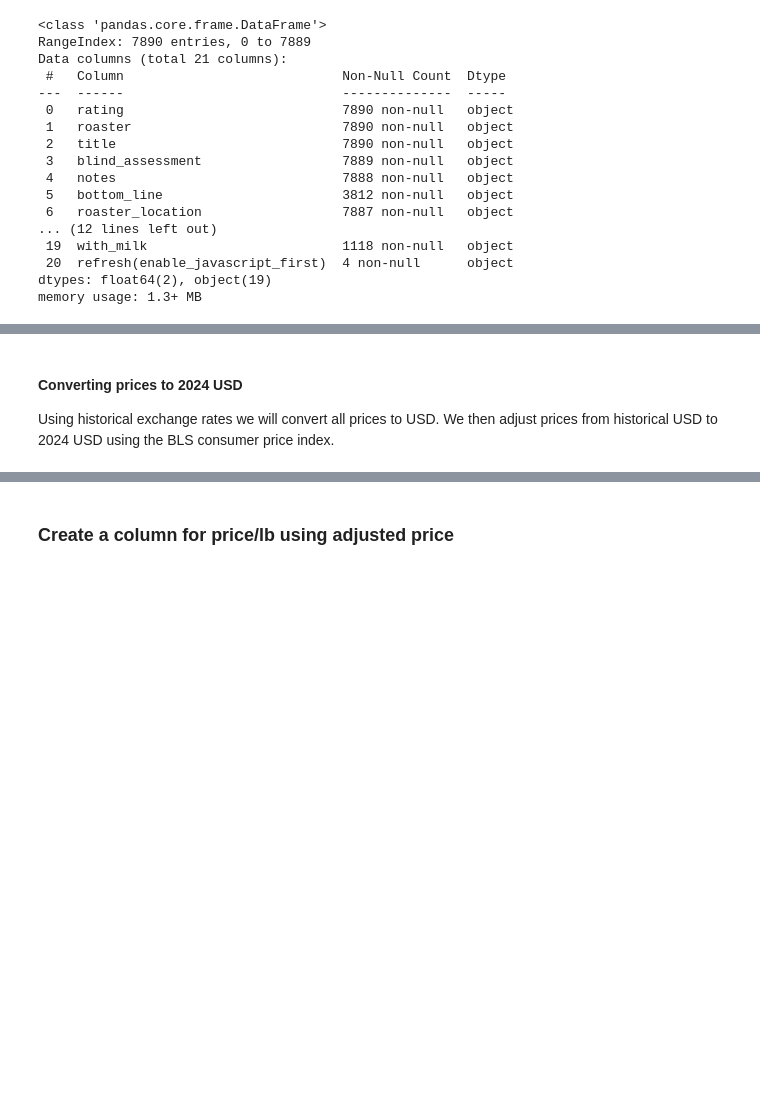
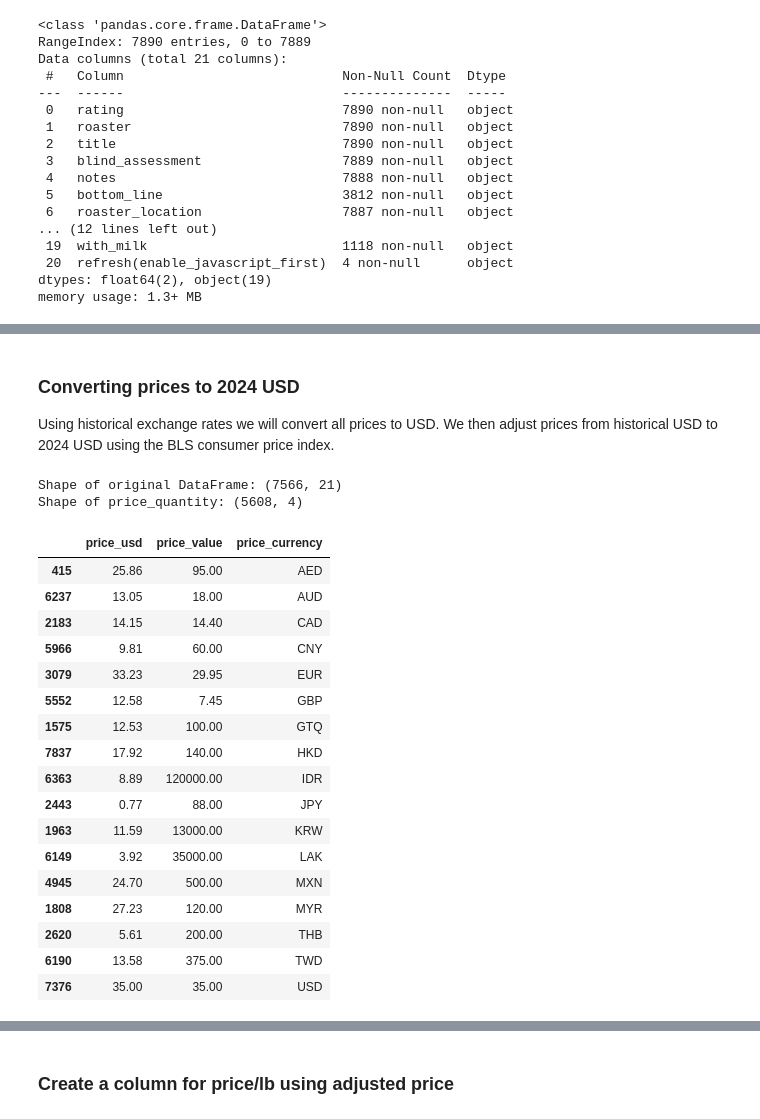
Before and after one commit to tynardone/coffee-review-analysis, a Jupyter notebook: notebooks/1-data-cleaning.ipynb, the cells around one changed output, grey strips where cells are left out. Drawn from its saved outputs; the diff is of its cells as text; code cells hidden in the pictures; blank space fills up the shorter version.

```diff
--- a/notebooks/1-data-cleaning.ipynb
+++ b/notebooks/1-data-cleaning.ipynb
@@ -185,6 +184,19 @@ drop_terms: list[str] = [
 # Build a regex string to match any of the drop terms
 drop_terms_string: str = "|".join(drop_terms)
 
+# Regex patterns
+remove_parentheses_pattern = re.compile(r"\(.*?\)")
+remove_notes_pattern = re.compile(r";.*")
+remove_online_pattern = re.compile(r"online")
+standardize_units_patterns = [
+    (re.compile(r"\bgrams"), "grams"),
+    (re.compile(r".g$"), " grams"),
+    (re.compile(r"pound$"), "1 pounds"),
+    (re.compile(r"oz|onces|ouncues|ounce$|ounces\*"), "ounces"),
+    (re.compile(r"kilogram"), "kilograms"),
+    (re.compile(r"kg"), "kilograms"),
+]
+
 
 def price_quantity_split(df: pd.DataFrame) -> pd.DataFrame:
     """Split the est_price column into price and quantity columns"""
@@ -201,19 +213,15 @@ def price_quantity_split(df: pd.DataFrame) -> pd.DataFrame:
                 df_["quantity"]
                 .str.lower()
                 .str.strip()
-                # Remove parentheses and anything inside them
-                .str.replace(r"\(.*?\)", "", regex=True)
-                # Remove anything after a semicolon. This is usually a note,
-                # or deal price.
-                .str.replace(r";.*", "", regex=True)
+                # Remove parentheses and notes
+                .str.replace(remove_parentheses_pattern, "", regex=True)
+                .str.replace(remove_notes_pattern, "", regex=True)
                 # Standardize units
-                .str.replace(r".g$", " grams", regex=True)
-                .str.replace(r"\sg$", "grams", regex=True)
-                .str.replace(r"\bgram$", "grams", regex=True)
-                .str.replace(r"pound$", "1 pounds", regex=True)
-                .str.replace(r"oz|onces|ouncues|ounce$|ounces\*", "ounces", regex=True)
-                .str.replace("kilogram", "kilograms")
-                .str.replace("kg", "kilograms")
+                .pipe(
+                    lambda s: s.replace(
+                        {pat: repl for pat, repl in standardize_units_patterns}
+                    )
+                )
                 # Remove "online" from any quantity
                 .str.replace("online", "")
                 .str.strip()
@@ -335,43 +402,64 @@ df.price_currency.value_counts()
 # %% [markdown]
-#### Converting prices to 2024 USD
+### Converting prices to 2024 USD
 Using historical exchange rates we will convert all prices to USD. We then adjust prices from historical USD to 2024 USD using the BLS consumer price index.
 # %%
 with open(DATA_DIR / "external/openex_exchange_rates.json") as f:
     currency_codes: dict[str, dict[str, float]] = dict(json.load(f))
 
 
-def convert_row(row: pd.Series) -> float | np.float_:
+def convert_row(row: pd.Series) -> float | np.float64:
     try:
         date: str = str(row.review_date.strftime("%Y-%m-%d"))
         currency: str = str(row.price_currency)
-        value: float | np.float_ = np.round(
+        value: float | np.float64 = np.round(
             row.price_value / currency_codes[date][currency], 2
         )
     except KeyError:
         value = np.nan
     return value
 
 
 def convert_currency(df: pd.DataFrame) -> pd.DataFrame:
     df["price_usd"] = df.apply(convert_row, axis=1)
     return df
 
 
 df = (
     df_in.pipe(tweak_df)
     .pipe(price_quantity_split)
     .pipe(clean_currency)
     .pipe(convert_currency)
 )
 
 
 df.groupby("price_currency")[
     [
         "price_usd",
         "price_value",
         "price_currency",
     ]
 ].sample(1)
+# %% [output]
+Shape of original DataFrame: (7566, 21)
+Shape of price_quantity: (5608, 4)
+|  | price_usd | price_value | price_currency |
+| 415 | 25.86 | 95.00 | AED |
+| 6237 | 13.05 | 18.00 | AUD |
+| 2183 | 14.15 | 14.40 | CAD |
+| 5966 | 9.81 | 60.00 | CNY |
+| 3079 | 33.23 | 29.95 | EUR |
+| 5552 | 12.58 | 7.45 | GBP |
+| 1575 | 12.53 | 100.00 | GTQ |
+| 7837 | 17.92 | 140.00 | HKD |
+| 6363 | 8.89 | 120000.00 | IDR |
+| 2443 | 0.77 | 88.00 | JPY |
+| 1963 | 11.59 | 13000.00 | KRW |
+| 6149 | 3.92 | 35000.00 | LAK |
+| 4945 | 24.70 | 500.00 | MXN |
+| 1808 | 27.23 | 120.00 | MYR |
+| 2620 | 5.61 | 200.00 | THB |
+| 6190 | 13.58 | 375.00 | TWD |
+| 7376 | 35.00 | 35.00 | USD |
 # %%
 def load_cpi_dataframe(file_path: Path) -> pd.DataFrame:
     """Loads and transforms the CPI data."""
```
Also changed, not shown: parts of 23 cells of this notebook, 1 other file.
